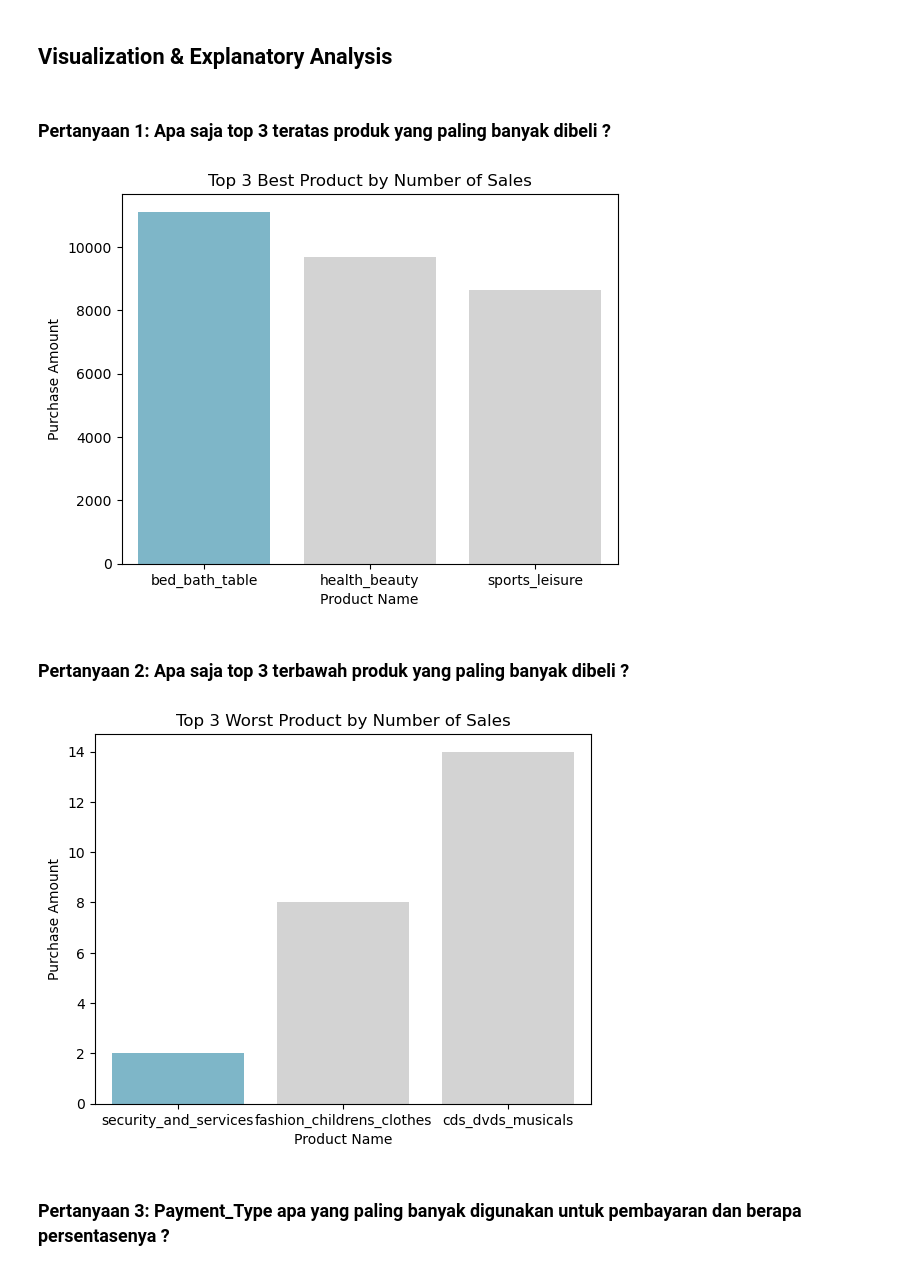
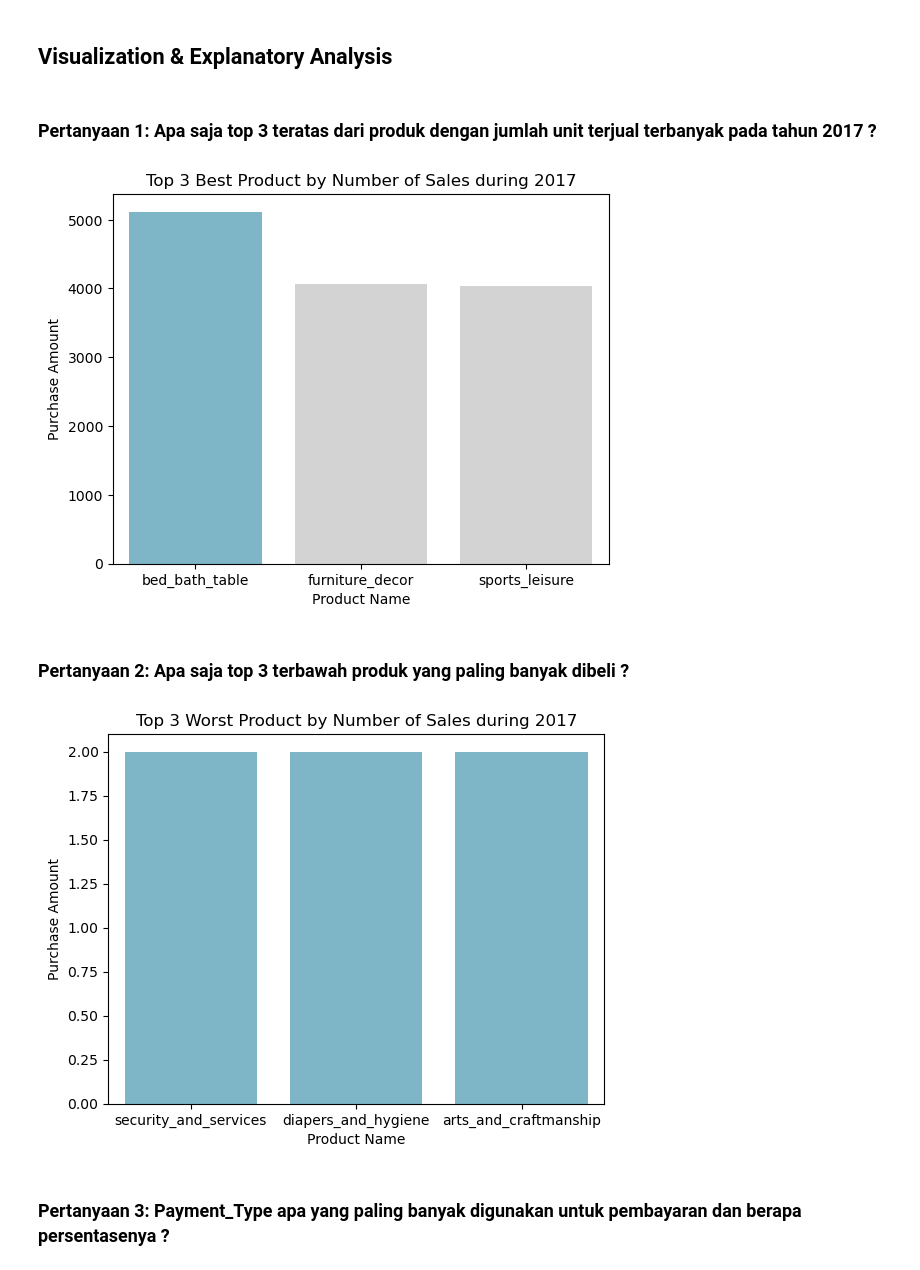
Before and after one commit to Farhan-Nawwafal/submission-bfad-cc-2026, a Jupyter notebook: Proyek_Analisis_Data.ipynb, the cells around one changed output. Cells and saved outputs as stored; diff of their text form; code cells hidden in the pictures.

```diff
--- a/Proyek_Analisis_Data.ipynb
+++ b/Proyek_Analisis_Data.ipynb
@@ -1675,3 +1675,8 @@ order_product_all_df.head()
 | 3 | 00024acbcdf0a6daa1e931b038114c75 | 1 | 7634da152a4610f1595efa32f14722fc | 9d7a1d34a5052409006425275ba1c2b4 | 2018-08-15 10:10:18 | 12.99 | 12.79 | ... |
 | 4 | 00042b26cf59d7ce69dfabb4e55b4fd9 | 1 | ac6c3623068f30de03045865e4e10089 | df560393f3a51e74553ab94004ba5c87 | 2017-02-13 13:57:51 | 199.90 | 18.14 | ... |
 5 rows × 23 columns
+# %%
+# Memfilter data pada tahun 2017
+target_year = 2017
+order_product_all_filtered_df = order_product_all_df[order_product_all_df['shipping_limit_date'].dt.year == target_year]
+order_product_all_filtered_df.head()
@@ -1678,6 +1691,6 @@ order_product_all_df.head()
 # %%
-# Menghitung banyaknya produk yg terjual
-groupby_product = order_product_all_df.groupby('product_category_name_english')['order_item_id'].count().reset_index()
+# Menghitung banyaknya produk dengan jumlah unit terjual terbanyak pada tahun 2017
+groupby_product = order_product_all_filtered_df.groupby('product_category_name_english')['order_item_id'].count().reset_index()
 groupby_product.head()
 # %% [output]
 |  | product_category_name_english | order_item_id |
@@ -1689,6 +1702,6 @@ groupby_product.head()
 # %%
 # Mengurutkan order_item_id secara Descending
-groupby_product = groupby_product.sort_values(by='order_item_id', ascending=False)
+groupby_product = groupby_product.sort_values(by='order_item_id', ascending=False, ignore_index=True)
 groupby_product.head()
 # %% [output]
 |  | product_category_name_english | order_item_id |
@@ -1812,7 +1835,7 @@ all_df.head()
 # %% [markdown]
 ## Visualization & Explanatory Analysis
 # %% [markdown]
-### Pertanyaan 1: Apa saja top 3 teratas produk yang paling banyak dibeli ?
+### Pertanyaan 1: Apa saja top 3 teratas dari produk dengan jumlah unit terjual terbanyak pada tahun 2017 ?
 # %%
 colors = ["#72BCD4", "#D3D3D3", "#D3D3D3"]
 sns.barplot(
@@ -1825,29 +1848,28 @@ sns.barplot(
 )
 plt.xlabel('Product Name')
 plt.ylabel('Purchase Amount')
-plt.title('Top 3 Best Product by Number of Sales')
+plt.title('Top 3 Best Product by Number of Sales during 2017')
 plt.show()
 # %% [output]
-[figure, old version]
+[figure, new version]
 # %% [markdown]
 ### Pertanyaan 2: Apa saja top 3 terbawah produk yang paling banyak dibeli ?
 # %%
-colors = ["#D3D3D3", "#D3D3D3", "#72BCD4"]
+colors = ["#72BCD4", "#72BCD4", "#72BCD4"]
 sns.barplot(
     x='product_category_name_english',
     y='order_item_id',
     data=groupby_product.tail(3),
     palette=colors,
     hue='product_category_name_english',
     legend=False,
-    order=['security_and_services', 'fashion_childrens_clothes', 'cds_dvds_musicals']
 )
 plt.xlabel('Product Name')
 plt.ylabel('Purchase Amount')
-plt.title('Top 3 Worst Product by Number of Sales')
+plt.title('Top 3 Worst Product by Number of Sales during 2017')
 plt.show()
 # %% [output]
-[figure, old version]
+[figure, new version]
 # %% [markdown]
 ### Pertanyaan 3: Payment_Type apa yang paling banyak digunakan untuk pembayaran dan berapa persentasenya ?
 # %%
```
Also changed, not shown: parts of 12 cells of this notebook, 3 other files.
